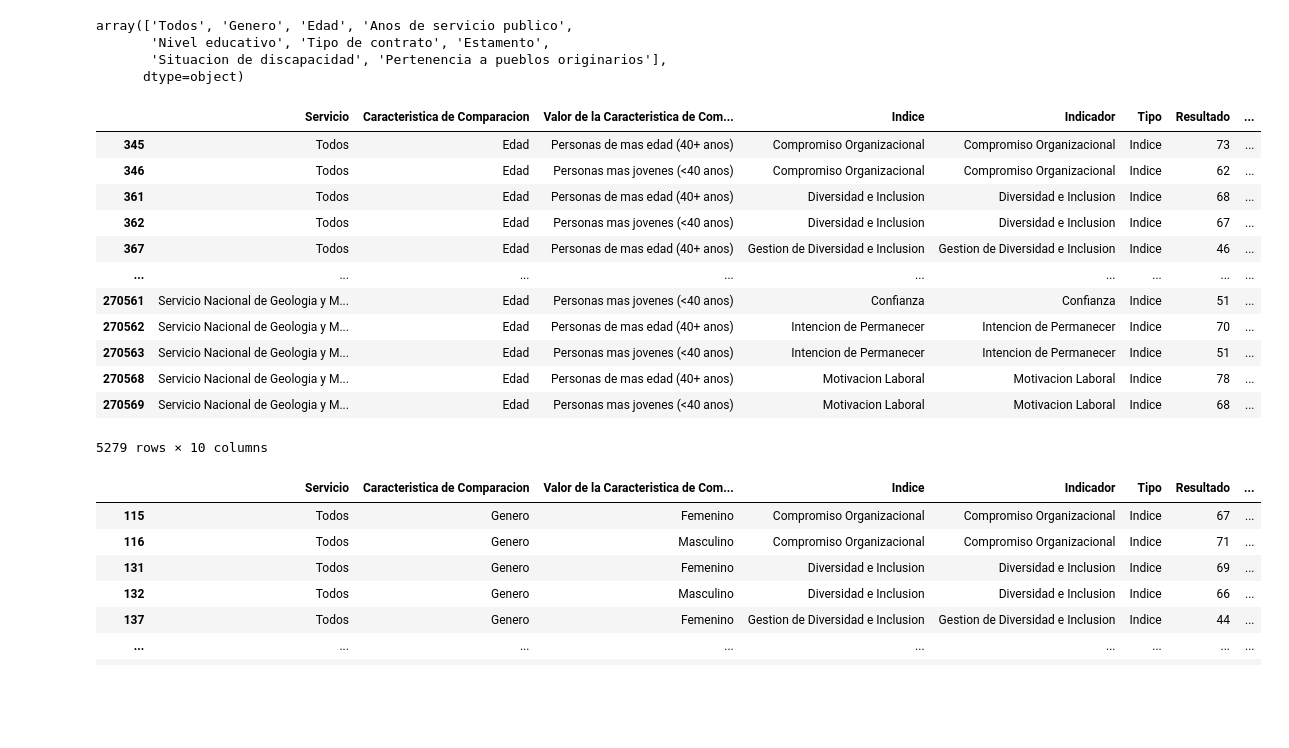
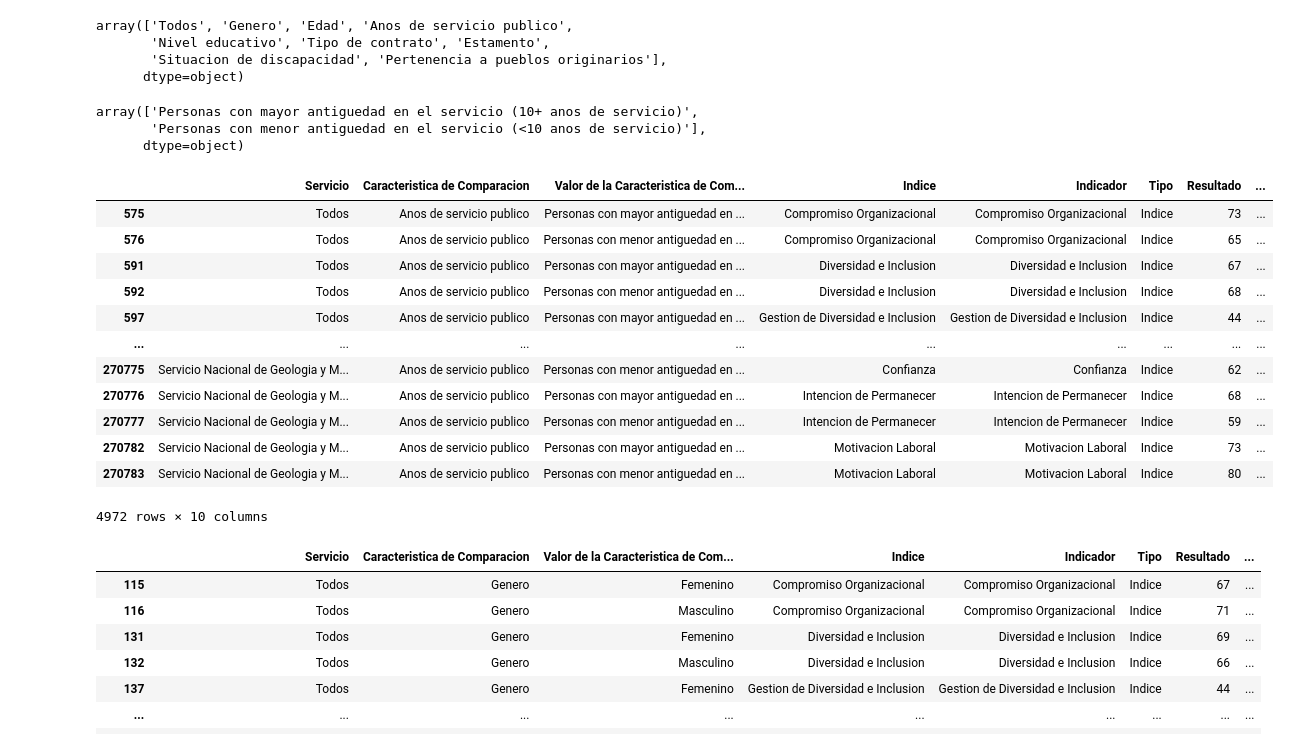
Before and after one commit to cgonzalezavalos/encuesta, a Jupyter notebook: EncuestaFuncionariosPublicos.ipynb, the cells around one changed output. Drawn from its saved outputs; the diff is of its cells as text; code cells hidden in the pictures; blank space fills up the shorter version.

```diff
--- a/EncuestaFuncionariosPublicos.ipynb
+++ b/EncuestaFuncionariosPublicos.ipynb
@@ -49,23 +49,29 @@ array(['Todos', 'Genero', 'Edad', 'Anos de servicio publico',
        'Nivel educativo', 'Tipo de contrato', 'Estamento',
        'Situacion de discapacidad', 'Pertenencia a pueblos originarios'],
       dtype=object)
+# %%
+df.query("`Caracteristica de Comparacion`=='Anos de servicio publico' & Tipo=='Indice'")['Valor de la Caracteristica de Comparacion'].unique()
+# %% [output]
+array(['Personas con mayor antiguedad en el servicio (10+ anos de servicio)',
+       'Personas con menor antiguedad en el servicio (<10 anos de servicio)'],
+      dtype=object)
 # %%
-df_resumen_indicadores_re=df.query("`Caracteristica de Comparacion`=='Edad' & Tipo=='Indice' & Resultado!='Respuentas Insuffientes (<10)'") #`Indice` == 'Satisfaccion Laboral' &  `Servicio`=='Todos' &
+df_resumen_indicadores_re=df.query("`Caracteristica de Comparacion`=='Anos de servicio publico' & Tipo=='Indice' & Resultado!='Respuentas Insuffientes (<10)'") #`Indice` == 'Satisfaccion Laboral' &  `Servicio`=='Todos' &
 df_resumen_indicadores_re
 # %% [output]
 |  | Servicio | Caracteristica de Comparacion | Valor de la Caracteristica de Com... | Indice | Indicador | Tipo | Resultado | ... |
-| 345 | Todos | Edad | Personas de mas edad (40+ anos) | Compromiso Organizacional | Compromiso Organizacional | Indice | 73 | ... |
-| 346 | Todos | Edad | Personas mas jovenes (<40 anos) | Compromiso Organizacional | Compromiso Organizacional | Indice | 62 | ... |
-| 361 | Todos | Edad | Personas de mas edad (40+ anos) | Diversidad e Inclusion | Diversidad e Inclusion | Indice | 68 | ... |
-| 362 | Todos | Edad | Personas mas jovenes (<40 anos) | Diversidad e Inclusion | Diversidad e Inclusion | Indice | 67 | ... |
-| 367 | Todos | Edad | Personas de mas edad (40+ anos) | Gestion de Diversidad e Inclusion | Gestion de Diversidad e Inclusion | Indice | 46 | ... |
+| 575 | Todos | Anos de servicio publico | Personas con mayor antiguedad en ... | Compromiso Organizacional | Compromiso Organizacional | Indice | 73 | ... |
+| 576 | Todos | Anos de servicio publico | Personas con menor antiguedad en ... | Compromiso Organizacional | Compromiso Organizacional | Indice | 65 | ... |
+| 591 | Todos | Anos de servicio publico | Personas con mayor antiguedad en ... | Diversidad e Inclusion | Diversidad e Inclusion | Indice | 67 | ... |
+| 592 | Todos | Anos de servicio publico | Personas con menor antiguedad en ... | Diversidad e Inclusion | Diversidad e Inclusion | Indice | 68 | ... |
+| 597 | Todos | Anos de servicio publico | Personas con mayor antiguedad en ... | Gestion de Diversidad e Inclusion | Gestion de Diversidad e Inclusion | Indice | 44 | ... |
 | ... | ... | ... | ... | ... | ... | ... | ... | ... |
-| 270561 | Servicio Nacional de Geologia y M... | Edad | Personas mas jovenes (<40 anos) | Confianza | Confianza | Indice | 51 | ... |
-| 270562 | Servicio Nacional de Geologia y M... | Edad | Personas de mas edad (40+ anos) | Intencion de Permanecer | Intencion de Permanecer | Indice | 70 | ... |
-| 270563 | Servicio Nacional de Geologia y M... | Edad | Personas mas jovenes (<40 anos) | Intencion de Permanecer | Intencion de Permanecer | Indice | 51 | ... |
-| 270568 | Servicio Nacional de Geologia y M... | Edad | Personas de mas edad (40+ anos) | Motivacion Laboral | Motivacion Laboral | Indice | 78 | ... |
-| 270569 | Servicio Nacional de Geologia y M... | Edad | Personas mas jovenes (<40 anos) | Motivacion Laboral | Motivacion Laboral | Indice | 68 | ... |
+| 270775 | Servicio Nacional de Geologia y M... | Anos de servicio publico | Personas con menor antiguedad en ... | Confianza | Confianza | Indice | 62 | ... |
+| 270776 | Servicio Nacional de Geologia y M... | Anos de servicio publico | Personas con mayor antiguedad en ... | Intencion de Permanecer | Intencion de Permanecer | Indice | 68 | ... |
+| 270777 | Servicio Nacional de Geologia y M... | Anos de servicio publico | Personas con menor antiguedad en ... | Intencion de Permanecer | Intencion de Permanecer | Indice | 59 | ... |
+| 270782 | Servicio Nacional de Geologia y M... | Anos de servicio publico | Personas con mayor antiguedad en ... | Motivacion Laboral | Motivacion Laboral | Indice | 73 | ... |
+| 270783 | Servicio Nacional de Geologia y M... | Anos de servicio publico | Personas con menor antiguedad en ... | Motivacion Laboral | Motivacion Laboral | Indice | 80 | ... |
-5279 rows × 10 columns
+4972 rows × 10 columns
 # %%
 df_resumen_indicadores_genero=df.query("`Caracteristica de Comparacion`=='Genero' & Tipo=='Indice' & Resultado!='Respuentas Insuffientes (<10)'") #`Indice` == 'Satisfaccion Laboral' &  `Servicio`=='Todos' &
 df_resumen_indicadores_genero
```
Also changed, not shown: 1 other file.
